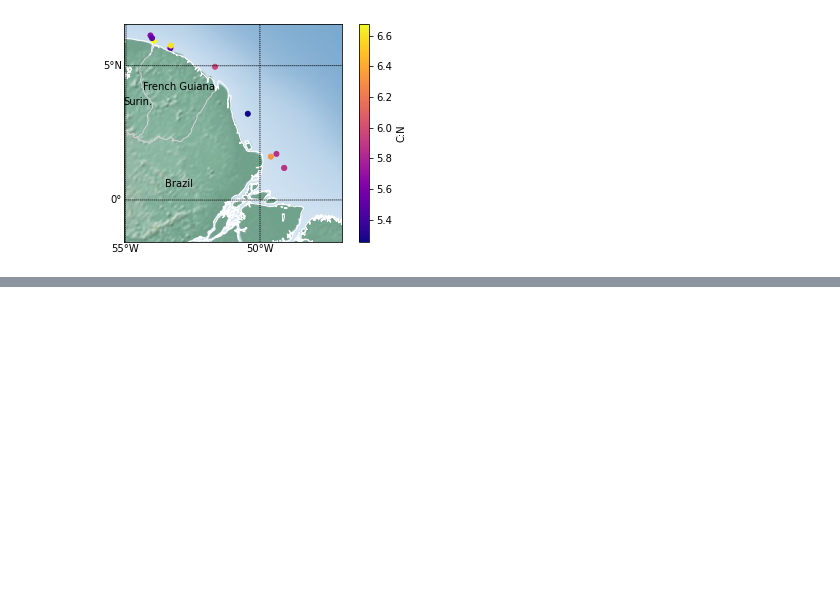
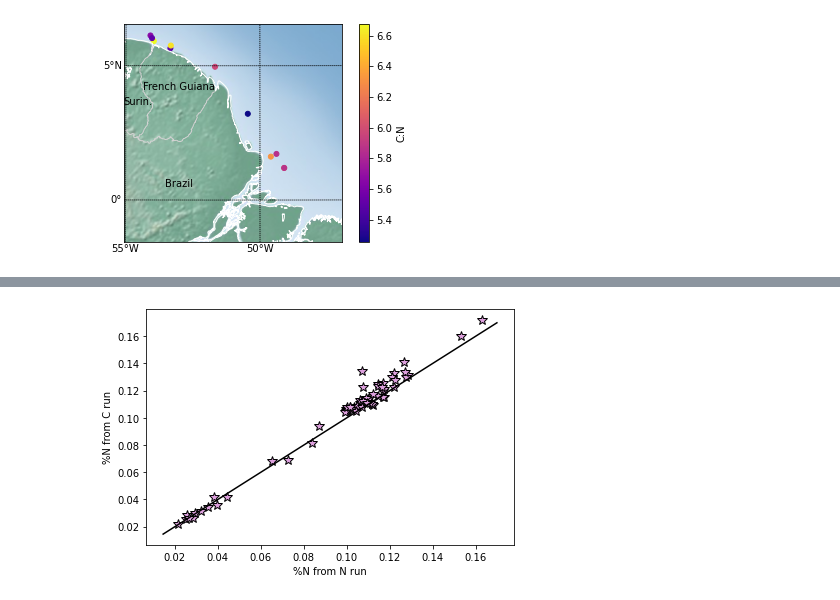
Before and after one commit to DirtBurner/MUDBENCS, a Jupyter notebook: MUDBENCS_CTD.ipynb, the cells around one changed output, grey strips where cells are left out. Cells and saved outputs as stored; diff of their text form; code cells hidden in the pictures; blank space fills up the shorter version.

```diff
--- a/MUDBENCS_CTD.ipynb
+++ b/MUDBENCS_CTD.ipynb
@@ -258,0 +274,26 @@ plt.savefig('C:/Users/beros/Box/UDrive_brosenheim/My_Documents/Research/Seagoing
+# %%
+#Develop function for the compilation files
+
+carbon_df = pd.read_excel('Mudbencs MC Carbon compiled.xlsx', 'RPT', skiprows=20)
+print(carbon_df.columns)
+C_df = carbon_df[['Identifier 1', 'd15N (‰, AT-Air)', 'd13C (‰, VPDB)', 'N%', 'C%', 'C:N (mass)', 'N (µmol)', 'C (µmol)']]
+print(C_df.shape)
+nitrogen_df = pd.read_excel('Mudbencs MC Nitrogen compiled.xlsx', 'RPT', skiprows=20)
+N_df = nitrogen_df[['Identifier 1', 'd15N (‰, AT-Air)', 'N%', 'N (µmol)']]
+print(N_df.shape)
+CN_df = N_df.merge(C_df, on='Identifier 1', how='outer', indicator=True, suffixes=('(N)', None))
+print(CN_df.shape)
+
+#Rename the columns for ease of use.
+CN_df.rename(columns={
+    "Identifier 1": "Sample ID",
+    "d15N (‰, AT-Air)(N)": "d15N",
+    "N (µmol)(N)":"umols N (N)",
+    "d15N (‰, AT-Air)":"d15N (C)",
+    "d13C (‰, VPDB)":"d13C",
+    "N (µmol)":"umols N",
+    "C (µmol)":"umols C"
+}, inplace=True)
+
+print(CN_df.head())
+#CN_df.to_csv('merged_MC_geochem.csv')
@@ -258,0 +318,14 @@ plt.savefig('C:/Users/beros/Box/UDrive_brosenheim/My_Documents/Research/Seagoing
+# %%
+fig, ax = plt.subplots(nrows=1, ncols=1)
+
+ax.plot(CN_df['N%(N)'], CN_df['N%'], marker='*', color='plum', linestyle='', markeredgecolor='k', markersize=10)
+xes = ax.get_xlim()
+x = np.linspace(min(xes), max(xes), 10)
+y = x
+ax.plot(x, y, color='k')
+ax.set_xlabel('%N from N run')
+ax.set_ylabel('%N from C run')
+plt.tight_layout()
+#plt.savefig('C:/Users/beros/Box/UDrive_brosenheim/My_Documents/Research/Seagoing Expeditions/CHEM-OCE Guianas Mudbanks 2020/Expedition prep/MUDBENCS/Coring Data/percentN_scatter.svg', dpi=300)
+# %% [output]
+[figure, added]
```
Also changed, not shown: parts of 16 cells of this notebook, 24 other files.
